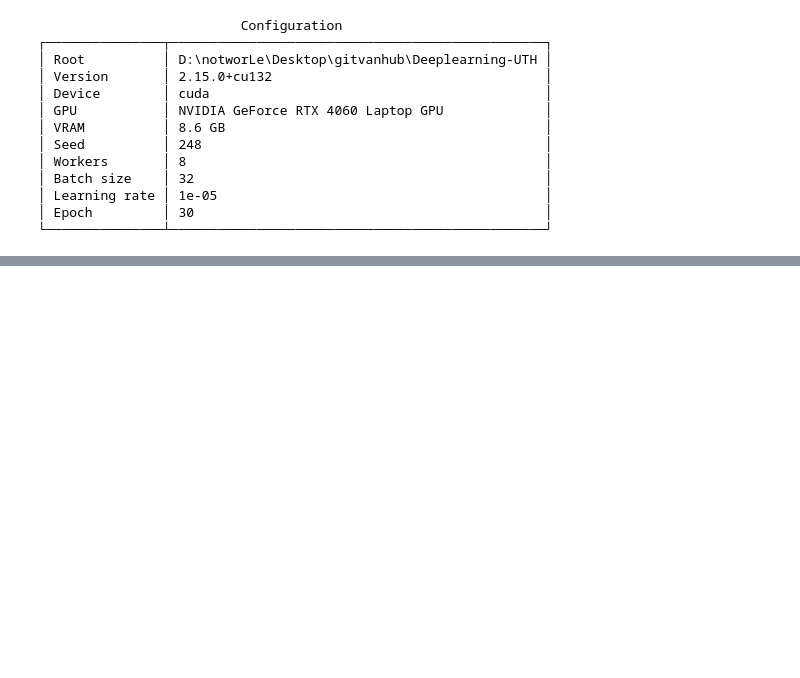
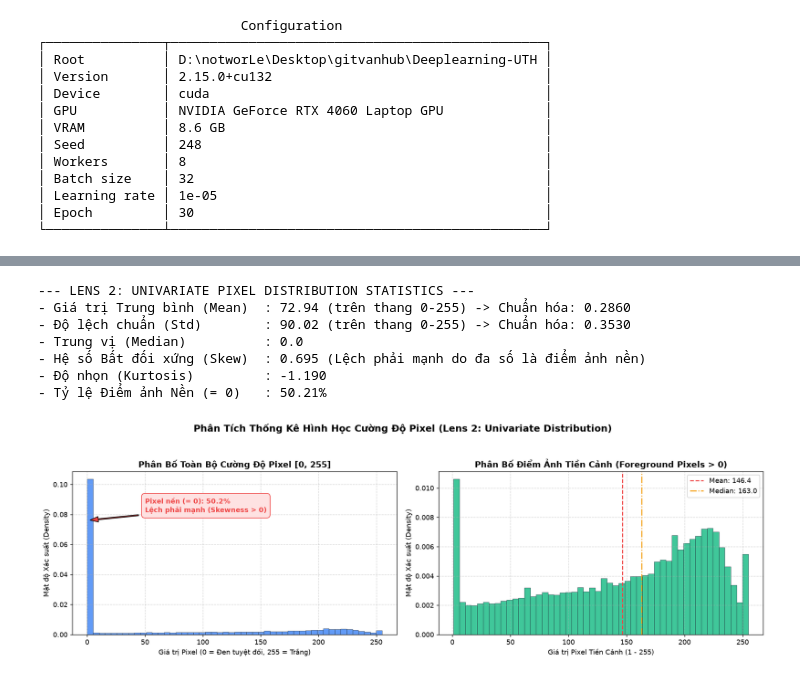
Before and after one commit to notworLe/Deeplearning-UTH, a Jupyter notebook: labs/lab1/vibe/01_dataset.ipynb, the cells around one changed output, grey strips where cells are left out. Drawn from its saved outputs; the diff is of its cells as text; code cells hidden in the pictures; blank space fills up the shorter version.

```diff
--- a/labs/lab1/vibe/01_dataset.ipynb
+++ b/labs/lab1/vibe/01_dataset.ipynb
@@ -174,0 +249,24 @@ plt.show()
+# %%
+# Tính toán thống kê mô tả cường độ pixel trên tập Train
+pixel_stats = eda_helpers.compute_pixel_statistics(raw_train.data)
+
+print("--- LENS 2: UNIVARIATE PIXEL DISTRIBUTION STATISTICS ---")
+print(f"- Giá trị Trung bình (Mean)  : {pixel_stats['mean']:.2f} (trên thang 0-255) -> Chuẩn hóa: {pixel_stats['mean']/255:.4f}")
+print(f"- Độ lệch chuẩn (Std)        : {pixel_stats['std']:.2f} (trên thang 0-255) -> Chuẩn hóa: {pixel_stats['std']/255:.4f}")
+print(f"- Trung vị (Median)          : {pixel_stats['median']:.1f}")
+print(f"- Hệ số Bất đối xứng (Skew)  : {pixel_stats['skewness']:.3f} (Lệch phải mạnh do đa số là điểm ảnh nền)")
+print(f"- Độ nhọn (Kurtosis)         : {pixel_stats['kurtosis']:.3f}")
+print(f"- Tỷ lệ Điểm ảnh Nền (= 0)   : {pixel_stats['sparsity_zero_pct']:.2f}%")
+
+# Trực quan hóa biểu đồ Histogram và mật độ xác suất điểm ảnh
+fig_pixel_dist = eda_helpers.plot_pixel_distribution_analysis(raw_train.data.numpy())
+plt.show()
+# %% [output]
+--- LENS 2: UNIVARIATE PIXEL DISTRIBUTION STATISTICS ---
+- Giá trị Trung bình (Mean)  : 72.94 (trên thang 0-255) -> Chuẩn hóa: 0.2860
+- Độ lệch chuẩn (Std)        : 90.02 (trên thang 0-255) -> Chuẩn hóa: 0.3530
+- Trung vị (Median)          : 0.0
+- Hệ số Bất đối xứng (Skew)  : 0.695 (Lệch phải mạnh do đa số là điểm ảnh nền)
+- Độ nhọn (Kurtosis)         : -1.190
+- Tỷ lệ Điểm ảnh Nền (= 0)   : 50.21%
+[figure, added]
```
Also changed, not shown: parts of 31 cells of this notebook, 18 other files.
